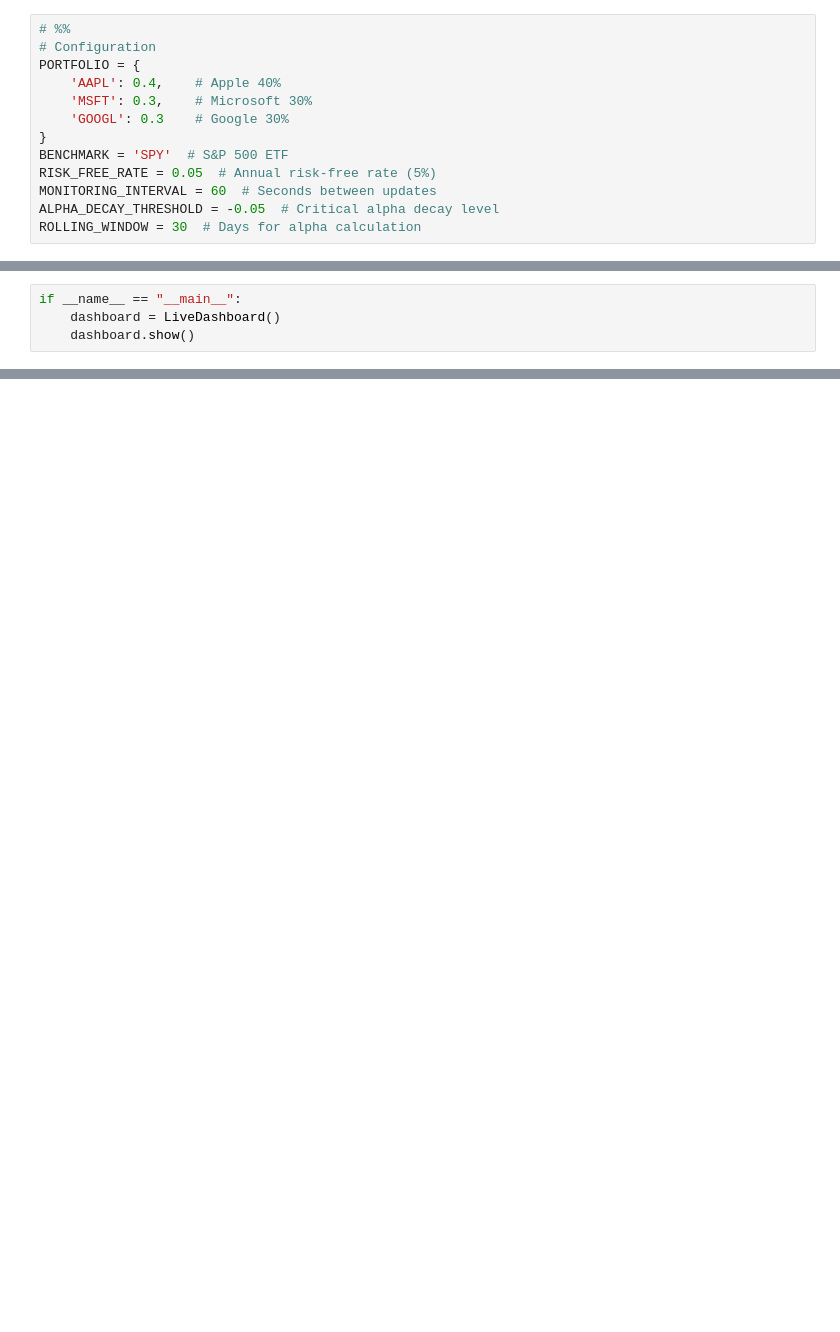
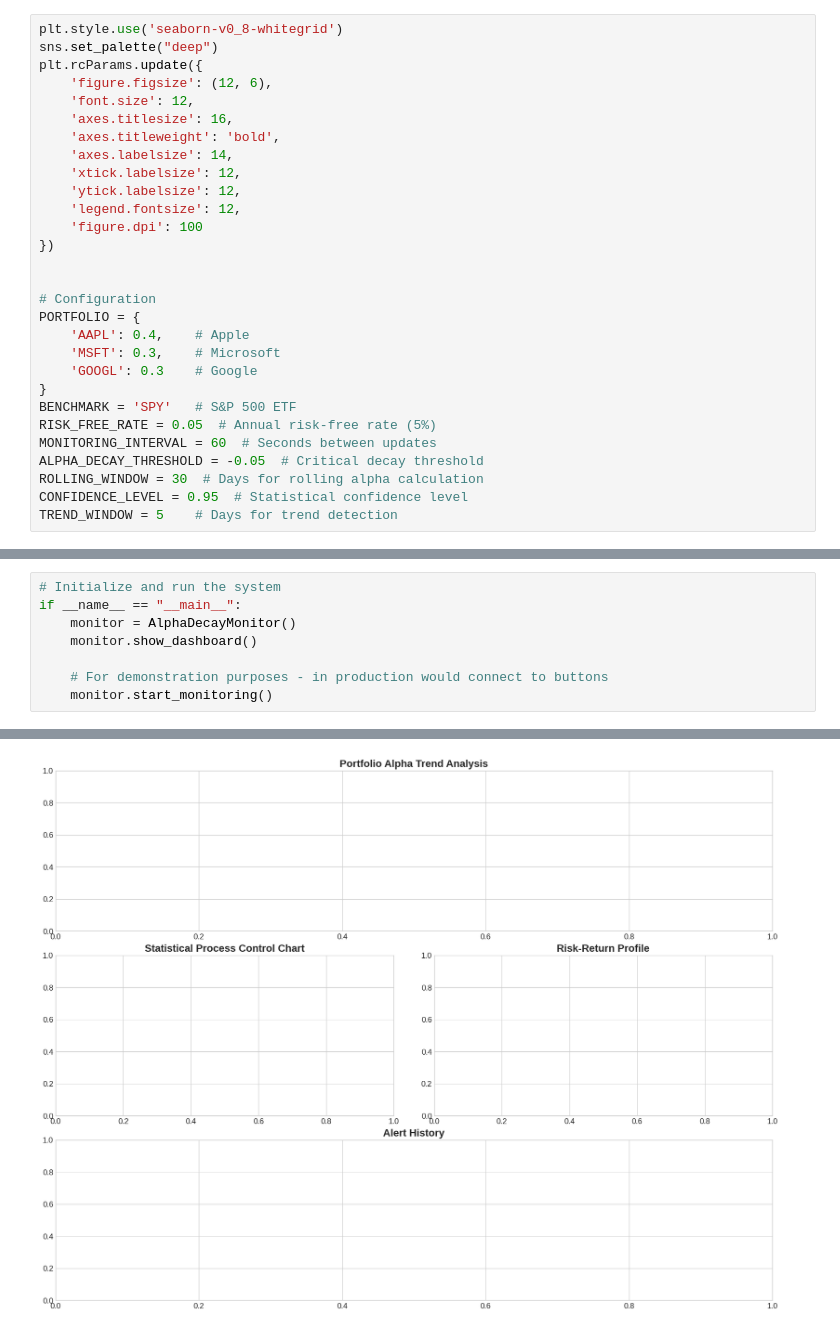
Before and after one commit to spinortechnologies/spinortechnologies, a Jupyter notebook: Strategies/MeanReversion/AntiAlphaDecay.ipynb, the cells around one changed output, grey strips where cells are left out. Drawn from its saved outputs; the diff is of its cells as text; blank space fills up the shorter version.

```diff
--- a/Strategies/MeanReversion/AntiAlphaDecay.ipynb
+++ b/Strategies/MeanReversion/AntiAlphaDecay.ipynb
@@ -43,14 +98,30 @@ Requirement already satisfied: pure-eval in /home/maaloncu/.local/lib/python3.10
 Note: you may need to restart the kernel to use updated packages.
 # %%
-# %%
+plt.style.use('seaborn-v0_8-whitegrid')
+sns.set_palette("deep")
+plt.rcParams.update({
+    'figure.figsize': (12, 6),
+    'font.size': 12,
+    'axes.titlesize': 16,
+    'axes.titleweight': 'bold',
+    'axes.labelsize': 14,
+    'xtick.labelsize': 12,
+    'ytick.labelsize': 12,
+    'legend.fontsize': 12,
+    'figure.dpi': 100
+})
+
+
 # Configuration
 PORTFOLIO = {
-    'AAPL': 0.4,    # Apple 40%
-    'MSFT': 0.3,    # Microsoft 30%
-    'GOOGL': 0.3    # Google 30%
+    'AAPL': 0.4,    # Apple
+    'MSFT': 0.3,    # Microsoft
+    'GOOGL': 0.3    # Google
 }
-BENCHMARK = 'SPY'  # S&P 500 ETF
+BENCHMARK = 'SPY'   # S&P 500 ETF
 RISK_FREE_RATE = 0.05  # Annual risk-free rate (5%)
 MONITORING_INTERVAL = 60  # Seconds between updates
-ALPHA_DECAY_THRESHOLD = -0.05  # Critical alpha decay level
-ROLLING_WINDOW = 30  # Days for alpha calculation
+ALPHA_DECAY_THRESHOLD = -0.05  # Critical decay threshold
+ROLLING_WINDOW = 30  # Days for rolling alpha calculation
+CONFIDENCE_LEVEL = 0.95  # Statistical confidence level
+TREND_WINDOW = 5    # Days for trend detection
@@ -307,5 +699,9 @@ class LiveDashboard:
 # %%
+# Initialize and run the system
 if __name__ == "__main__":
-    dashboard = LiveDashboard()
-    dashboard.show()
+    monitor = AlphaDecayMonitor()
+    monitor.show_dashboard()
+
+    # For demonstration purposes - in production would connect to buttons
+    monitor.start_monitoring()
 # %% [output]
@@ -312,0 +710 @@ VBox(children=(HTML(value='<h2>Anti-Alpha Decay Monitor</h2>'), HBox(children=(O
+[figure, added]
```
Also changed, not shown: parts of 18 cells of this notebook, 11 other files.
